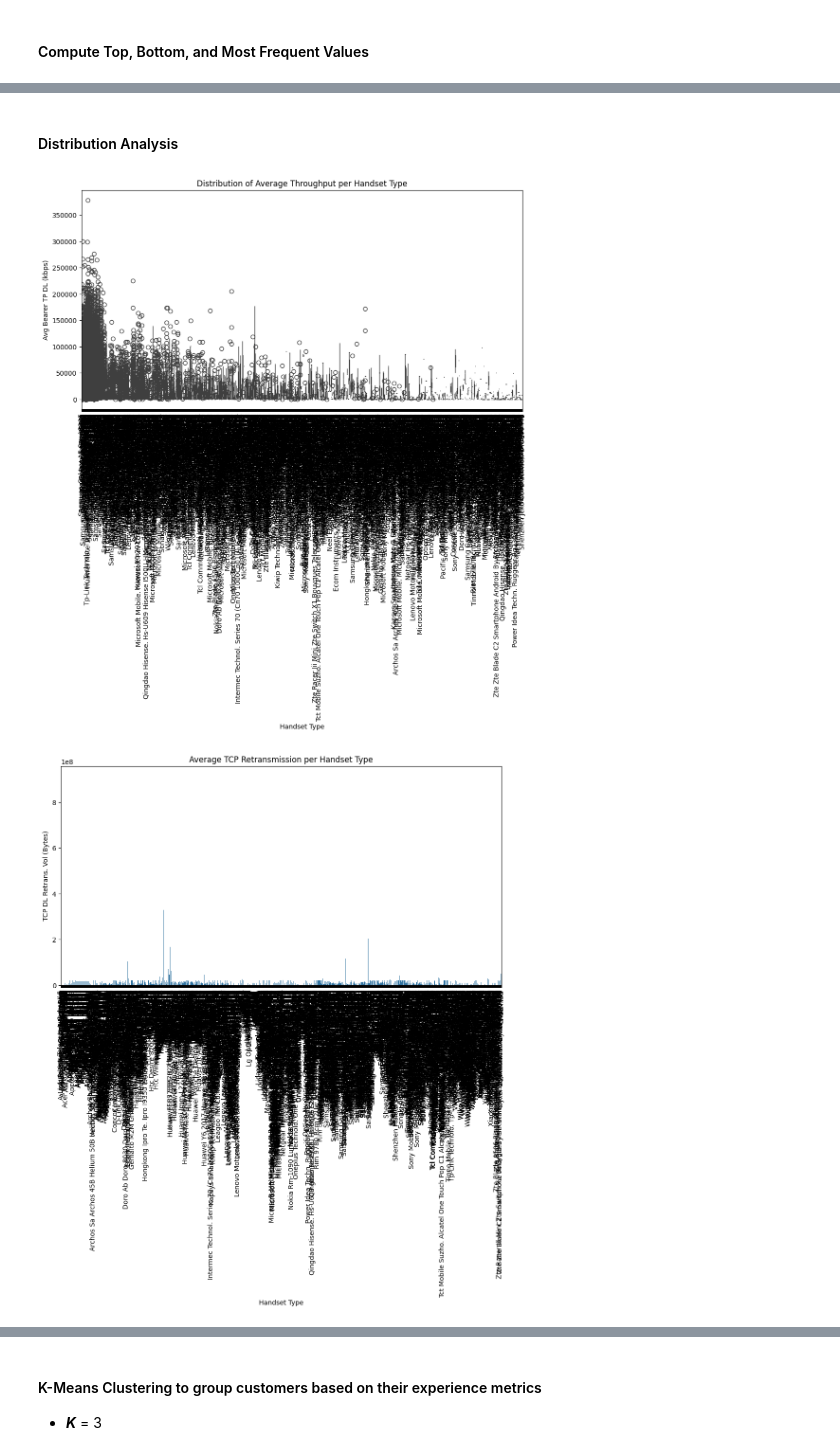
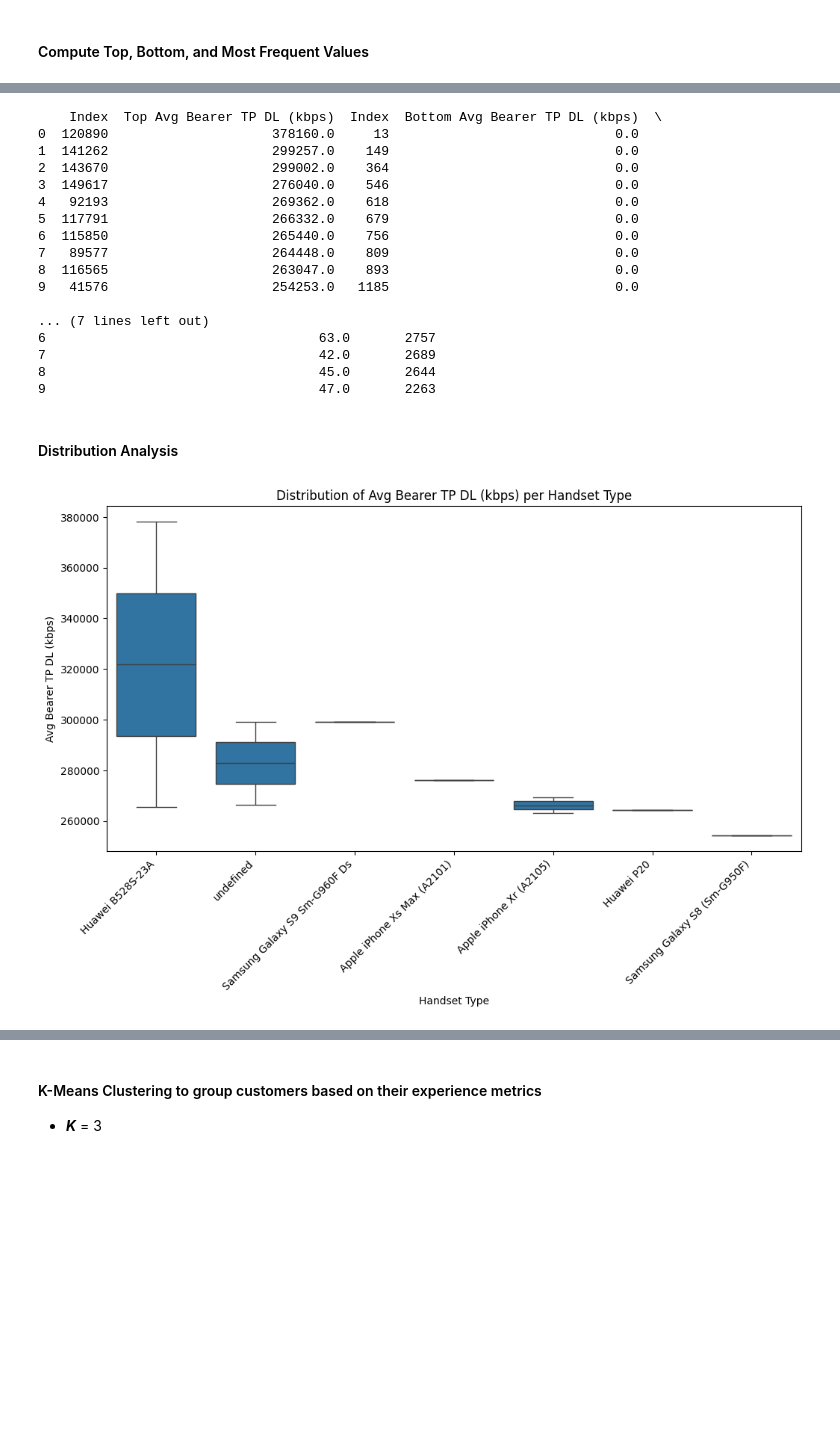
Before and after one commit to getahunTiruneh/TellCo-Telecom-Analysis, a Jupyter notebook: notebooks/experience_analytics.ipynb, the cells around one changed output, grey strips where cells are left out. Drawn from its saved outputs; the diff is of its cells as text; code cells hidden in the pictures; blank space fills up the shorter version.

```diff
--- a/notebooks/experience_analytics.ipynb
+++ b/notebooks/experience_analytics.ipynb
@@ -58,31 +59,3 @@ df.head()
 # %% [markdown]
 - Handle Missing Values and Outliers: Replace missing values and outliers with the mean or mode.
 - Aggregate Average Metrics Per Customer
-# %%
-# Replace missing values with mean for numerical columns and mode for categorical columns
-df['Avg RTT DL (ms)'].fillna(df['Avg RTT DL (ms)'].mean(), inplace=True)
-df['Avg RTT UL (ms)'].fillna(df['Avg RTT UL (ms)'].mean(), inplace=True)
-df['Avg Bearer TP DL (kbps)'].fillna(df['Avg Bearer TP DL (kbps)'].mean(), inplace=True)
-df['Avg Bearer TP UL (kbps)'].fillna(df['Avg Bearer TP UL (kbps)'].mean(), inplace=True)
-df['TCP DL Retrans. Vol (Bytes)'].fillna(df['TCP DL Retrans. Vol (Bytes)'].mean(), inplace=True)
-df['TCP UL Retrans. Vol (Bytes)'].fillna(df['TCP UL Retrans. Vol (Bytes)'].mean(), inplace=True)
-df['Handset Type'].fillna(df['Handset Type'].mode()[0], inplace=True)
-
-# Aggregating the required information per customer (MSISDN/Number)
-aggregated_df = df.groupby('MSISDN/Number').agg({
-    'TCP DL Retrans. Vol (Bytes)': 'mean',
-    'TCP UL Retrans. Vol (Bytes)': 'mean',
-    'Avg RTT DL (ms)': 'mean',
-    'Avg RTT UL (ms)': 'mean',
-    'Avg Bearer TP DL (kbps)': 'mean',
-    'Avg Bearer TP UL (kbps)': 'mean',
-    'Handset Type': 'first'  # Taking the first handset type per customer
-}).reset_index()
-
-# Renaming the columns for better readability
-aggregated_df.columns = [
-    'Customer Number', 'Avg TCP DL Retransmission', 'Avg TCP UL Retransmission',
-    'Avg RTT DL', 'Avg RTT UL', 'Avg Throughput DL', 'Avg Throughput UL', 'Handset Type'
-]
-
-aggregated_df.head()
@@ -95,0 +62,5 @@ aggregated_df.head()
+# %%
+ex_analyzer=ExperienceAnalyzer(df)
+# %%
+# Apply fill_missing_value function to fill all missing values in the dataframe df with mean and mode.
+df = ex_analyzer.fill_missing_values(df)
@@ -135,21 +130,29 @@ Name: count, dtype: int64
+# %%
+# Example usage for Avg Bearer TP DL (kbps)
+throughput_dl_results_df = ex_analyzer.get_top_bottom_most_freq_values(df, 'Avg Bearer TP DL (kbps)')
+print(throughput_dl_results_df)
+# %% [output]
+    Index  Top Avg Bearer TP DL (kbps)  Index  Bottom Avg Bearer TP DL (kbps)  \
+0  120890                     378160.0     13                             0.0
+1  141262                     299257.0    149                             0.0
+2  143670                     299002.0    364                             0.0
+3  149617                     276040.0    546                             0.0
+4   92193                     269362.0    618                             0.0
+5  117791                     266332.0    679                             0.0
+6  115850                     265440.0    756                             0.0
+7   89577                     264448.0    809                             0.0
+8  116565                     263047.0    893                             0.0
+9   41576                     254253.0   1185                             0.0
+
+... (7 lines left out)
+6                                   63.0       2757
+7                                   42.0       2689
+8                                   45.0       2644
+9                                   47.0       2263
 # %% [markdown]
 #### Distribution Analysis
-# %%
-# Distribution of average throughput per handset type
-plt.figure(figsize=(12, 6))
-sns.boxplot(x='Handset Type', y='Avg Bearer TP DL (kbps)', data=df)
-plt.xticks(rotation=90)
-plt.title('Distribution of Average Throughput per Handset Type')
-plt.show()
-
-# Average TCP retransmission per handset type
-avg_tcp_retrans_per_handset = df.groupby('Handset Type')['TCP DL Retrans. Vol (Bytes)'].mean().reset_index()
-
-plt.figure(figsize=(12, 6))
-sns.barplot(x='Handset Type', y='TCP DL Retrans. Vol (Bytes)', data=avg_tcp_retrans_per_handset)
-plt.xticks(rotation=90)
-plt.title('Average TCP Retransmission per Handset Type')
-plt.show()
-# %% [output]
-[figure, removed]
-[figure, removed]
+# %%
+# Distribution of top 10 average throughput per handset type
+ex_analyzer.plot_top_10_throughput_distribution(df)
+# %% [output]
+[figure, added]
```
Also changed, not shown: parts of 12 cells of this notebook.
